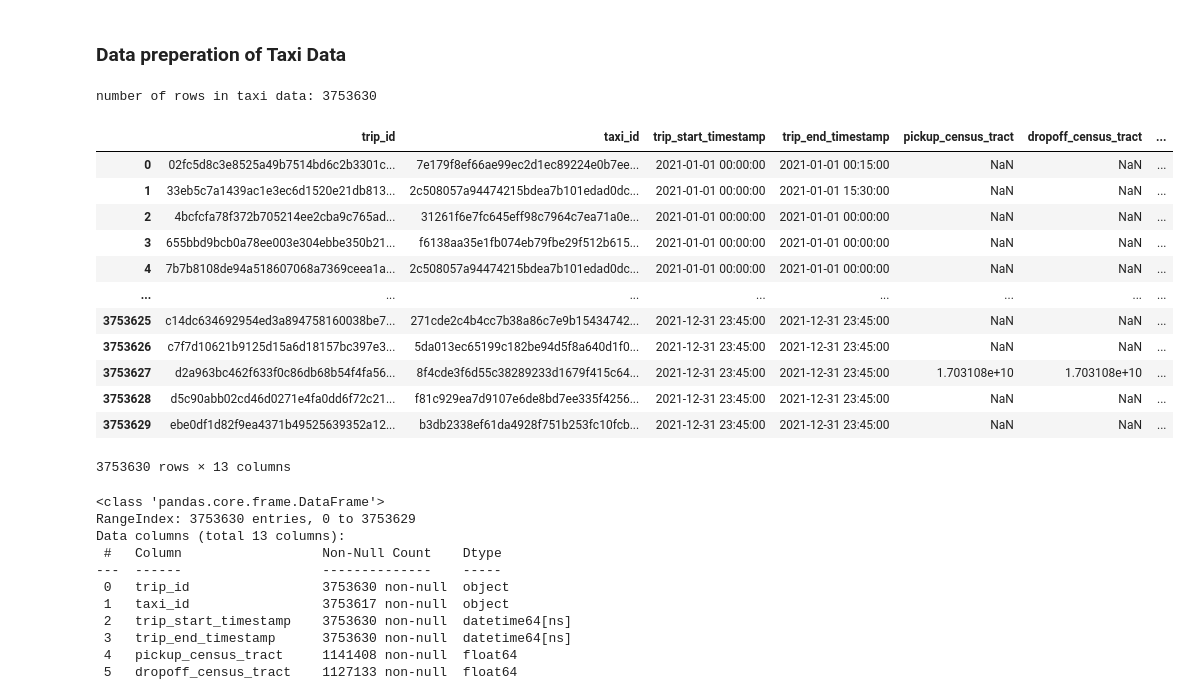
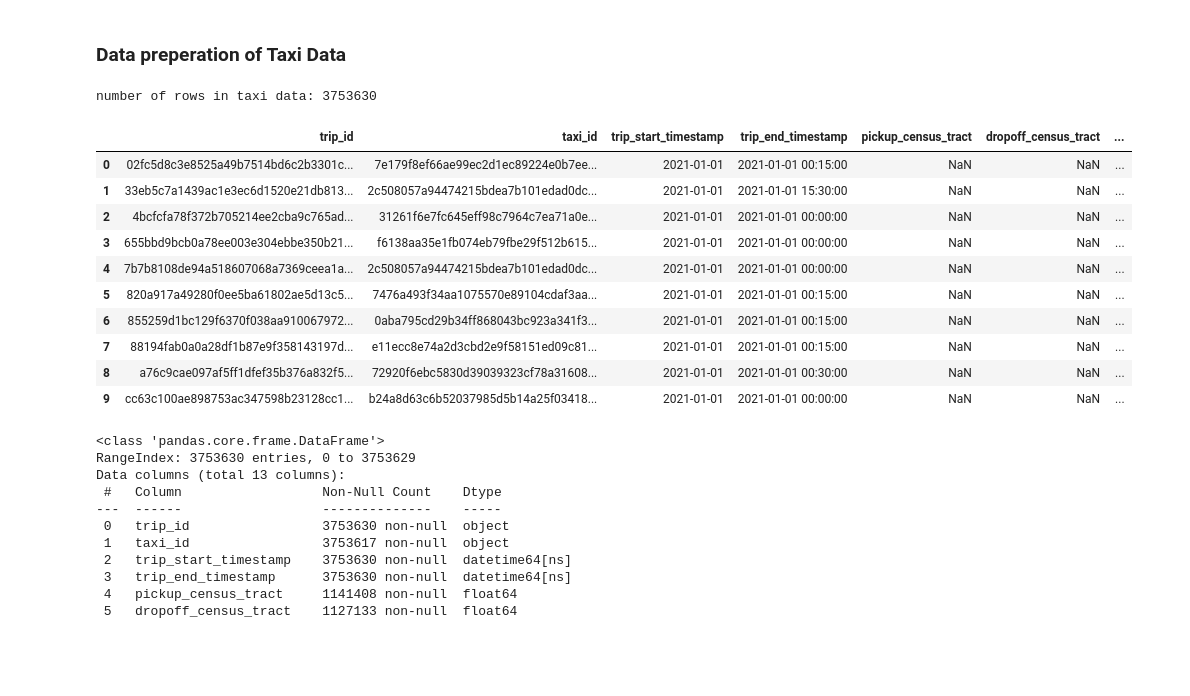
Before and after one commit to DominikH33/AAA-2023, a Jupyter notebook: 1_data_preperation.ipynb, the cells around one changed output. Saved outputs shown, nothing was run; the diff lists cells and outputs as text; code cells hidden in the pictures; blank space fills up the shorter version.

```diff
--- a/1_data_preperation.ipynb
+++ b/1_data_preperation.ipynb
@@ -30,22 +30,20 @@ taxi = taxi.astype({'trip_start_timestamp': 'datetime64[ns]', 'trip_end_timestam
 # %%
 # taking a look at the taxi data
 print("number of rows in taxi data:", len(taxi))
-taxi.head(10000000)
+taxi.head(10)
 # %% [output]
 number of rows in taxi data: 3753630
 |  | trip_id | taxi_id | trip_start_timestamp | trip_end_timestamp | pickup_census_tract | dropoff_census_tract | ... |
-| 0 | 02fc5d8c3e8525a49b7514bd6c2b3301c... | 7e179f8ef66ae99ec2d1ec89224e0b7ee... | 2021-01-01 00:00:00 | 2021-01-01 00:15:00 | NaN | NaN | ... |
-| 1 | 33eb5c7a1439ac1e3ec6d1520e21db813... | 2c508057a94474215bdea7b101edad0dc... | 2021-01-01 00:00:00 | 2021-01-01 15:30:00 | NaN | NaN | ... |
-| 2 | 4bcfcfa78f372b705214ee2cba9c765ad... | 31261f6e7fc645eff98c7964c7ea71a0e... | 2021-01-01 00:00:00 | 2021-01-01 00:00:00 | NaN | NaN | ... |
-| 3 | 655bbd9bcb0a78ee003e304ebbe350b21... | f6138aa35e1fb074eb79fbe29f512b615... | 2021-01-01 00:00:00 | 2021-01-01 00:00:00 | NaN | NaN | ... |
-| 4 | 7b7b8108de94a518607068a7369ceea1a... | 2c508057a94474215bdea7b101edad0dc... | 2021-01-01 00:00:00 | 2021-01-01 00:00:00 | NaN | NaN | ... |
-| ... | ... | ... | ... | ... | ... | ... | ... |
-| 3753625 | c14dc634692954ed3a894758160038be7... | 271cde2c4b4cc7b38a86c7e9b15434742... | 2021-12-31 23:45:00 | 2021-12-31 23:45:00 | NaN | NaN | ... |
-| 3753626 | c7f7d10621b9125d15a6d18157bc397e3... | 5da013ec65199c182be94d5f8a640d1f0... | 2021-12-31 23:45:00 | 2021-12-31 23:45:00 | NaN | NaN | ... |
-| 3753627 | d2a963bc462f633f0c86db68b54f4fa56... | 8f4cde3f6d55c38289233d1679f415c64... | 2021-12-31 23:45:00 | 2021-12-31 23:45:00 | 1.703108e+10 | 1.703108e+10 | ... |
-| 3753628 | d5c90abb02cd46d0271e4fa0dd6f72c21... | f81c929ea7d9107e6de8bd7ee335f4256... | 2021-12-31 23:45:00 | 2021-12-31 23:45:00 | NaN | NaN | ... |
-| 3753629 | ebe0df1d82f9ea4371b49525639352a12... | b3db2338ef61da4928f751b253fc10fcb... | 2021-12-31 23:45:00 | 2021-12-31 23:45:00 | NaN | NaN | ... |
+| 0 | 02fc5d8c3e8525a49b7514bd6c2b3301c... | 7e179f8ef66ae99ec2d1ec89224e0b7ee... | 2021-01-01 | 2021-01-01 00:15:00 | NaN | NaN | ... |
+| 1 | 33eb5c7a1439ac1e3ec6d1520e21db813... | 2c508057a94474215bdea7b101edad0dc... | 2021-01-01 | 2021-01-01 15:30:00 | NaN | NaN | ... |
+| 2 | 4bcfcfa78f372b705214ee2cba9c765ad... | 31261f6e7fc645eff98c7964c7ea71a0e... | 2021-01-01 | 2021-01-01 00:00:00 | NaN | NaN | ... |
+| 3 | 655bbd9bcb0a78ee003e304ebbe350b21... | f6138aa35e1fb074eb79fbe29f512b615... | 2021-01-01 | 2021-01-01 00:00:00 | NaN | NaN | ... |
+| 4 | 7b7b8108de94a518607068a7369ceea1a... | 2c508057a94474215bdea7b101edad0dc... | 2021-01-01 | 2021-01-01 00:00:00 | NaN | NaN | ... |
+| 5 | 820a917a49280f0ee5ba61802ae5d13c5... | 7476a493f34aa1075570e89104cdaf3aa... | 2021-01-01 | 2021-01-01 00:15:00 | NaN | NaN | ... |
+| 6 | 855259d1bc129f6370f038aa910067972... | 0aba795cd29b34ff868043bc923a341f3... | 2021-01-01 | 2021-01-01 00:15:00 | NaN | NaN | ... |
+| 7 | 88194fab0a0a28df1b87e9f358143197d... | e11ecc8e74a2d3cbd2e9f58151ed09c81... | 2021-01-01 | 2021-01-01 00:15:00 | NaN | NaN | ... |
+| 8 | a76c9cae097af5ff1dfef35b376a832f5... | 72920f6ebc5830d39039323cf78a31608... | 2021-01-01 | 2021-01-01 00:30:00 | NaN | NaN | ... |
+| 9 | cc63c100ae898753ac347598b23128cc1... | b24a8d63c6b52037985d5b14a25f03418... | 2021-01-01 | 2021-01-01 00:00:00 | NaN | NaN | ... |
-3753630 rows × 13 columns
 # %%
 #Test on Null values
 taxi.info(show_counts=True)
```
Also changed, not shown: parts of 37 cells of this notebook.
